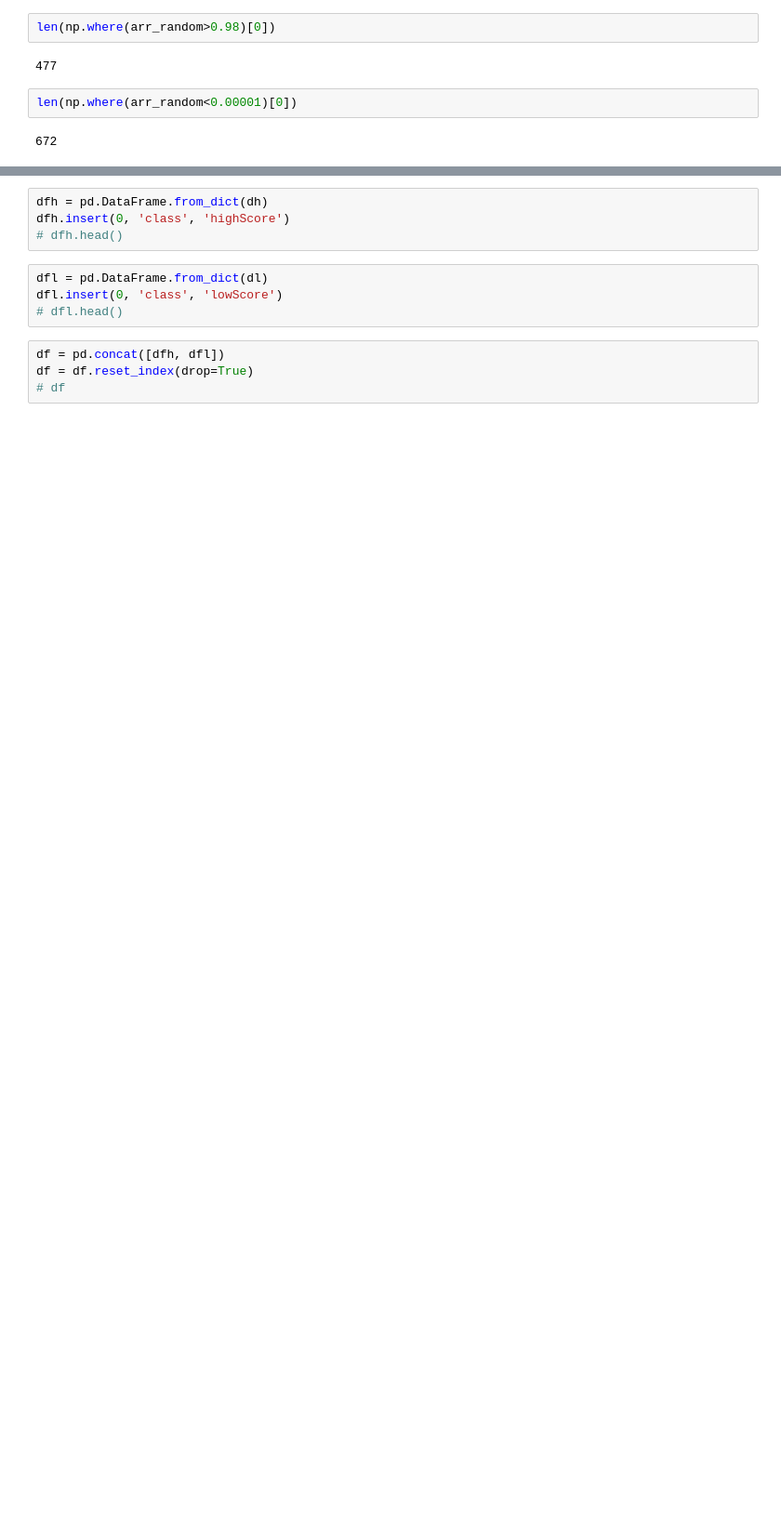
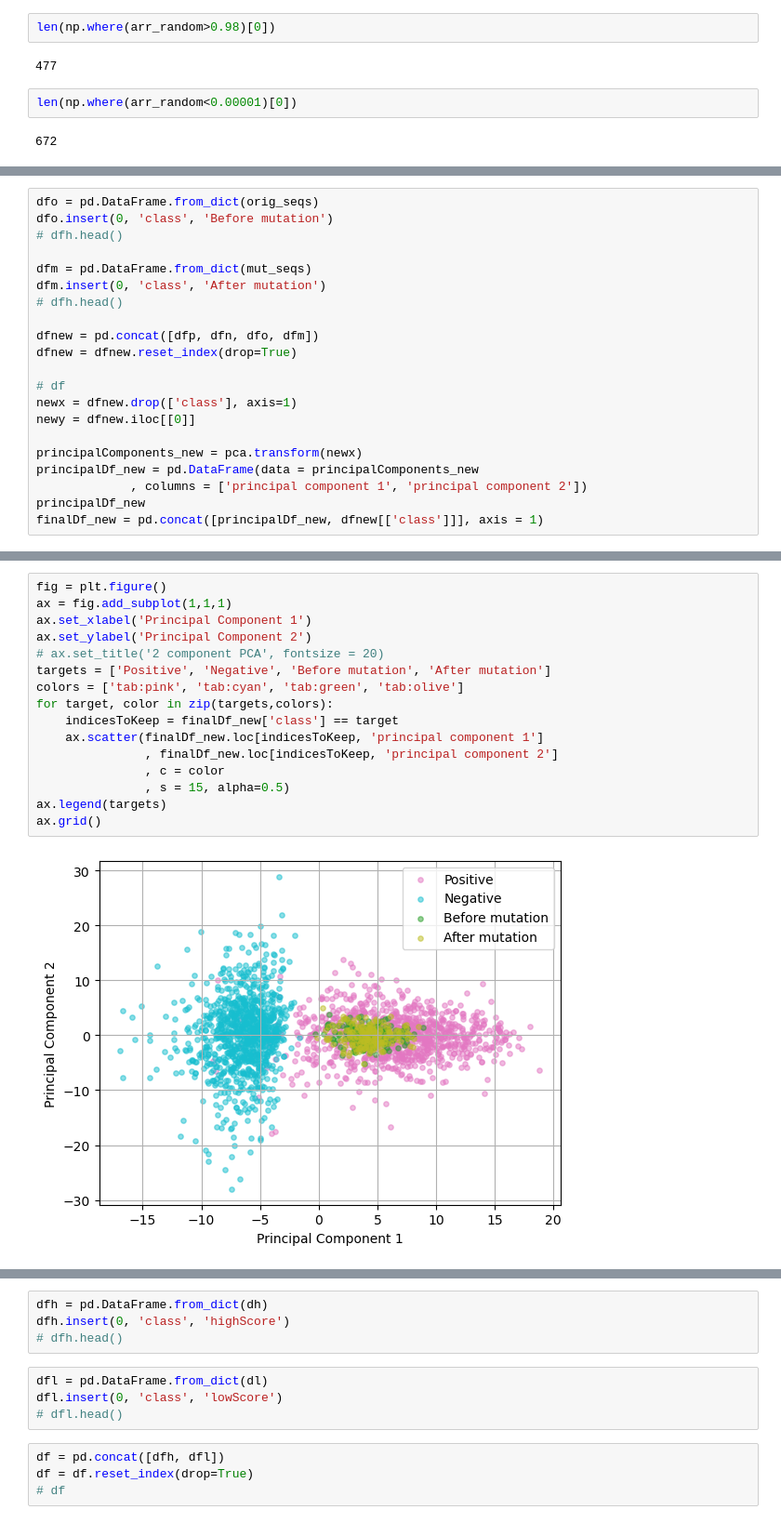
Before and after one commit to Rachel-Lyu/ml_class_project, a Jupyter notebook: visualize.ipynb, the cells around one changed output, grey strips where cells are left out. Shown at 93% size. Cells and saved outputs as stored; diff of their text form; blank space fills up the shorter version.

```diff
--- a/visualize.ipynb
+++ b/visualize.ipynb
@@ -44,0 +233,21 @@ low_seq = '/home/mleone2/ml_class_project/results/low_score.txt'
+# %%
+dfo = pd.DataFrame.from_dict(orig_seqs)
+dfo.insert(0, 'class', 'Before mutation')
+# dfh.head()
+
+dfm = pd.DataFrame.from_dict(mut_seqs)
+dfm.insert(0, 'class', 'After mutation')
+# dfh.head()
+
+dfnew = pd.concat([dfp, dfn, dfo, dfm])
+dfnew = dfnew.reset_index(drop=True)
+
+# df
+newx = dfnew.drop(['class'], axis=1)
+newy = dfnew.iloc[[0]]
+
+principalComponents_new = pca.transform(newx)
+principalDf_new = pd.DataFrame(data = principalComponents_new
+             , columns = ['principal component 1', 'principal component 2'])
+principalDf_new
+finalDf_new = pd.concat([principalDf_new, dfnew[['class']]], axis = 1)
@@ -45,3 +270,21 @@ low_seq = '/home/mleone2/ml_class_project/results/low_score.txt'
+# %%
+fig = plt.figure()
+ax = fig.add_subplot(1,1,1)
+ax.set_xlabel('Principal Component 1')
+ax.set_ylabel('Principal Component 2')
+# ax.set_title('2 component PCA', fontsize = 20)
+targets = ['Positive', 'Negative', 'Before mutation', 'After mutation']
+colors = ['tab:pink', 'tab:cyan', 'tab:green', 'tab:olive']
+for target, color in zip(targets,colors):
+    indicesToKeep = finalDf_new['class'] == target
+    ax.scatter(finalDf_new.loc[indicesToKeep, 'principal component 1']
+               , finalDf_new.loc[indicesToKeep, 'principal component 2']
+               , c = color
+               , s = 15, alpha=0.5)
+ax.legend(targets)
+ax.grid()
+# %% [output]
+[figure, added]
 # %%
 def getGC(inputFile):
     Aarr = np.array([])
```
Also changed, not shown: parts of 27 cells of this notebook, 5 other files.
